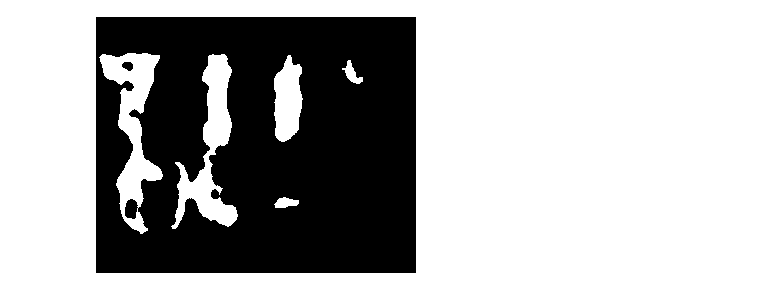
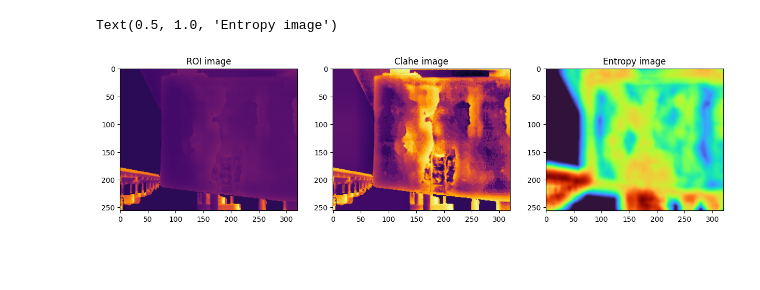
Before and after one commit to gramos93/mercury-duckling, a Jupyter notebook: notebooks/colormaps_example.ipynb, the cells around one changed output. Cells and saved outputs as stored; diff of their text form; code cells hidden in the pictures; blank space fills up the shorter version.

```diff
--- a/notebooks/colormaps_example.ipynb
+++ b/notebooks/colormaps_example.ipynb
@@ -29,10 +35,13 @@ transforms = v2.Compose(
     [
         v2.ToImage(),
         ResizeLongestSideAndPad(target_size=(256, 320)),
-        v2.ToDtype({tv_tensors.Image: torch.float32, "others": None}, scale=False),
+        Blobify(canvas_size=(256, 320)),
+        # OneHotEncodeFromBlobs(),
+        # v2.ClampBoundingBoxes(),
+        # v2.ToDtype({tv_tensors.Image: torch.float32, "others": None}, scale=False),
     ]
 )
-root="../data/merged_dataset_delam_thm"
+root="../../data/merged_dataset_delam_thm"
 dataset = ThermalDataset(
     root=root,
     annFile=os.path.join(root, "annotations/delamination.json"),
@@ -44,7 +53,7 @@ dataset = wrap_dataset_for_transforms_v2(
     dataset,
     target_keys=["masks", "labels", "boxes", "image_id"]
 )
-root="../data/merged_dataset_concrete"
+root="../../data/merged_dataset_concrete"
 dataset_concrete = CocoDetection(
     root=root,
     annFile=os.path.join(root, "annotations/concrete.json"),
@@ -68,5 +77,5 @@ index created!
 # %%
-idx = 255
+idx = 305
 input, target = dataset[idx]
 print("Image ID:", target["image_id"])
 print(
@@ -106,6 +138,9 @@ IR04_37.jpg
 normalization = MinMaxNormalization()
 clahe_transform = Clahe()
 cmap_transform = Colormap(colormap="inferno")
+
+input *= torch.tensor(vis_target["masks"].sum(dim=0).bool())
+input = tv_tensors.Image(input)
 
 input_clahe = normalization(input)
 input_clahe = clahe_transform(input_clahe)
@@ -123,4 +150,15 @@ display(to_pil_image(input_clahe))
-# %%
-display(to_pil_image(target["masks"][0] * 255))
-# %% [output]
-[figure, removed]
+# %%
+pil_input = to_pil_image(input)
+entropy_img = entropy(np.array(pil_input.convert("L"), dtype=np.uint8), disk(16))
+# %%
+fig, (ax0, ax1, ax2) = plt.subplots(nrows=1, ncols=3, figsize=(15, 10))
+
+img0 = ax0.imshow(to_pil_image(input), cmap=None)
+ax0.set_title("ROI image")
+ax1.imshow(to_pil_image(input_clahe), cmap=None)
+ax1.set_title("Clahe image")
+ax2.imshow(entropy_img / entropy_img.max(), cmap='turbo')
+ax2.set_title("Entropy image")
+# %% [output]
+Text(0.5, 1.0, 'Entropy image')
+[figure, added]
```
Also changed, not shown: parts of 9 cells of this notebook, 3 other files.
